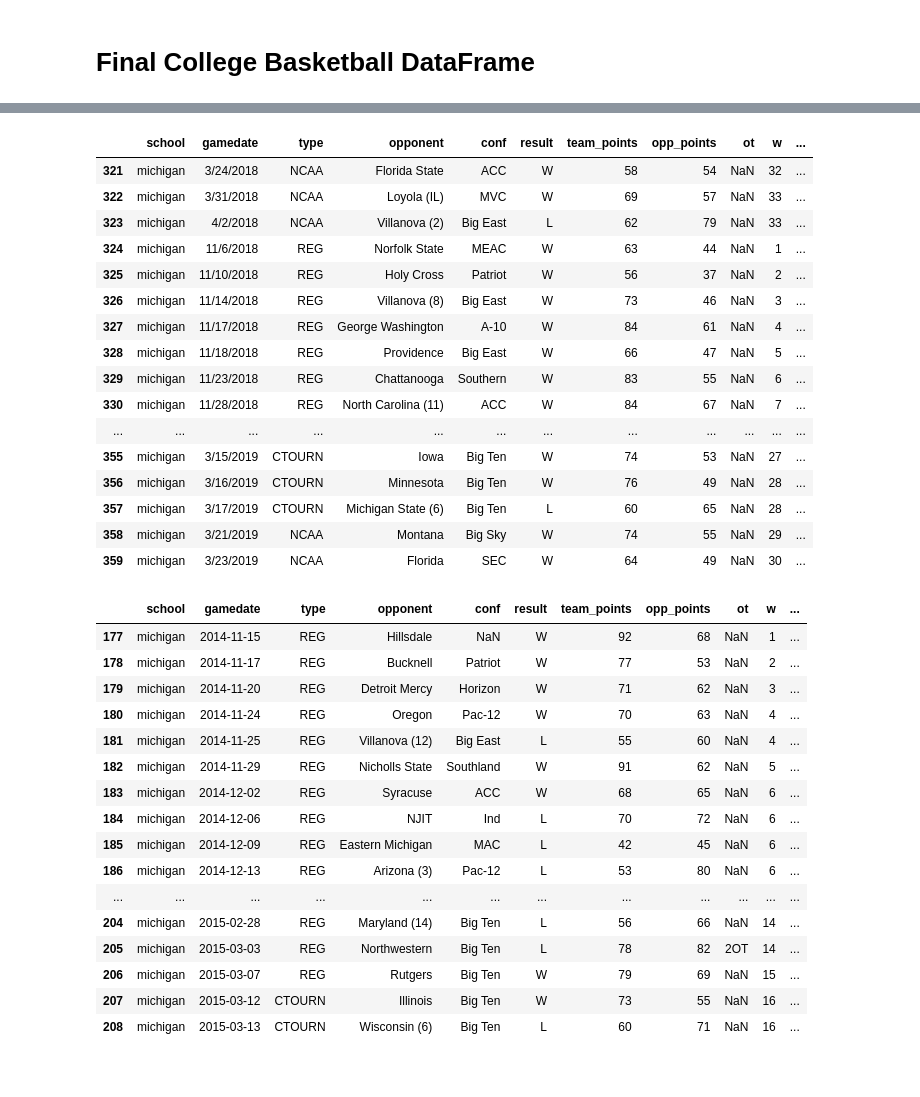
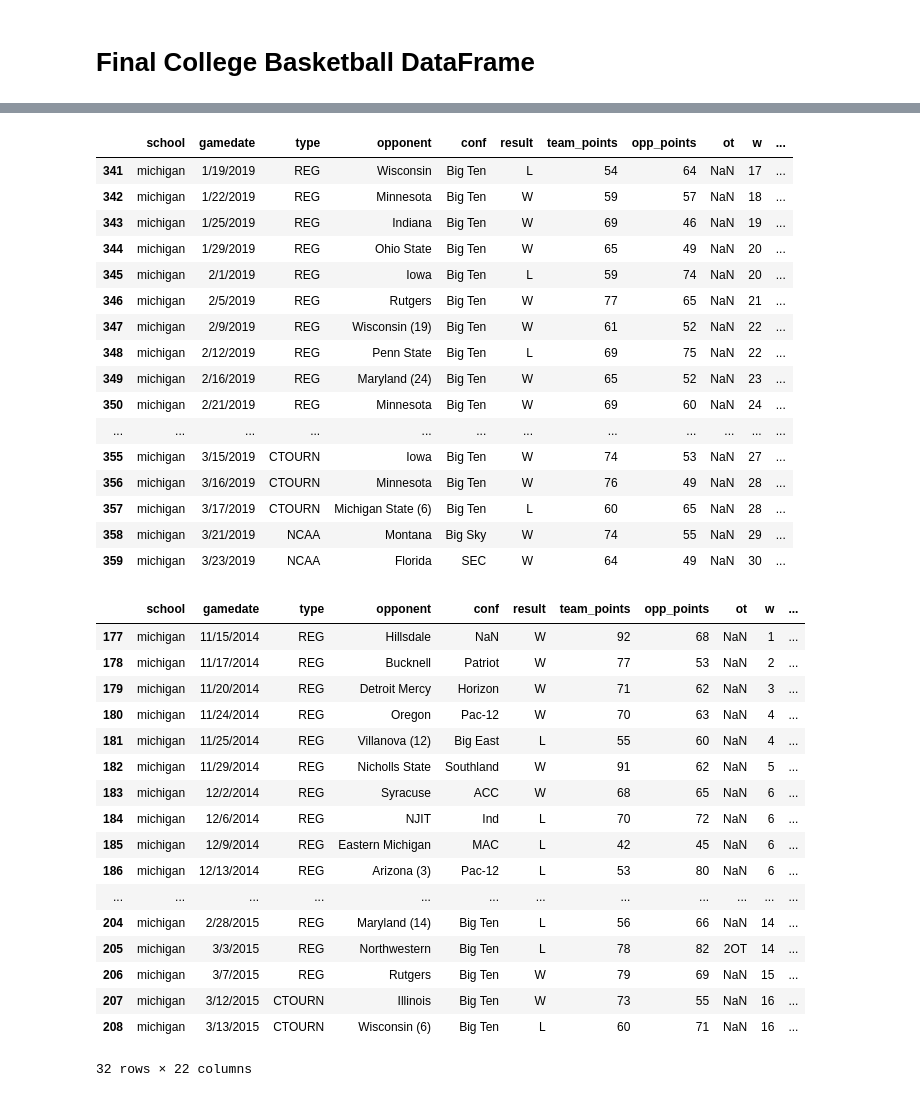
Before and after one commit to djboudia/milestone, a Jupyter notebook: 03_notebooks/basketball_times.ipynb, the cells around one changed output, grey strips where cells are left out. Cells and saved outputs as stored; diff of their text form; code cells hidden in the pictures.

Commit message:
Finished basketball DataFrame, but code still messy (need to clean)

```diff
--- a/03_notebooks/basketball_times.ipynb
+++ b/03_notebooks/basketball_times.ipynb
@@ -543,5 +587,7 @@ df_m['Start time'] = df_m['Start time'].replace('Noon', '12:00 PM')
+# %%
+df_m['start_dt'] = df_m['gamedate'] + ' ' + df_m['Start time']
 # %%
-df_m['Start time'] = pd.to_datetime(df_m['Start time'])
+df_m['start_dt'] = pd.to_datetime(df_m['start_dt'])
 # %%
 # Michigan's mgoblue gametimes all map to location's local time. Use dict to move each time back to EST.
 time_dict = {'ILL.': 1, 'WIS.': 1, 'UTAH': 2, 'KAN.': 1, 'MINN.': 1, 'IOWA': 1, 'HAWAII': 6, 'ARK.': 1,
@@ -557,2 +594,0 @@ def time_converter(dt, state):
-# %%
-df_m['Start time'] = df_m.apply(lambda x: time_converter(x['Start time'], x['US State']), axis=1)
@@ -559,17 +603,19 @@ df_m['Start time'] = df_m.apply(lambda x: time_converter(x['Start time'], x['US
+# %%
+df_m['start_dt'] = df_m.apply(lambda x: time_converter(x['start_dt'], x['US State']), axis=1)
 # %%
-df_m[-40:-1]
+df_m[-20:-1]
 # %% [output]
 |  | school | gamedate | type | opponent | conf | result | team_points | opp_points | ot | w | ... |
-| 321 | michigan | 3/24/2018 | NCAA | Florida State | ACC | W | 58 | 54 | NaN | 32 | ... |
-| 322 | michigan | 3/31/2018 | NCAA | Loyola (IL) | MVC | W | 69 | 57 | NaN | 33 | ... |
-| 323 | michigan | 4/2/2018 | NCAA | Villanova (2) | Big East | L | 62 | 79 | NaN | 33 | ... |
-| 324 | michigan | 11/6/2018 | REG | Norfolk State | MEAC | W | 63 | 44 | NaN | 1 | ... |
-| 325 | michigan | 11/10/2018 | REG | Holy Cross | Patriot | W | 56 | 37 | NaN | 2 | ... |
-| 326 | michigan | 11/14/2018 | REG | Villanova (8) | Big East | W | 73 | 46 | NaN | 3 | ... |
-| 327 | michigan | 11/17/2018 | REG | George Washington | A-10 | W | 84 | 61 | NaN | 4 | ... |
-| 328 | michigan | 11/18/2018 | REG | Providence | Big East | W | 66 | 47 | NaN | 5 | ... |
-| 329 | michigan | 11/23/2018 | REG | Chattanooga | Southern | W | 83 | 55 | NaN | 6 | ... |
-| 330 | michigan | 11/28/2018 | REG | North Carolina (11) | ACC | W | 84 | 67 | NaN | 7 | ... |
+| 341 | michigan | 1/19/2019 | REG | Wisconsin | Big Ten | L | 54 | 64 | NaN | 17 | ... |
+| 342 | michigan | 1/22/2019 | REG | Minnesota | Big Ten | W | 59 | 57 | NaN | 18 | ... |
+| 343 | michigan | 1/25/2019 | REG | Indiana | Big Ten | W | 69 | 46 | NaN | 19 | ... |
+| 344 | michigan | 1/29/2019 | REG | Ohio State | Big Ten | W | 65 | 49 | NaN | 20 | ... |
+| 345 | michigan | 2/1/2019 | REG | Iowa | Big Ten | L | 59 | 74 | NaN | 20 | ... |
+| 346 | michigan | 2/5/2019 | REG | Rutgers | Big Ten | W | 77 | 65 | NaN | 21 | ... |
+| 347 | michigan | 2/9/2019 | REG | Wisconsin (19) | Big Ten | W | 61 | 52 | NaN | 22 | ... |
+| 348 | michigan | 2/12/2019 | REG | Penn State | Big Ten | L | 69 | 75 | NaN | 22 | ... |
+| 349 | michigan | 2/16/2019 | REG | Maryland (24) | Big Ten | W | 65 | 52 | NaN | 23 | ... |
+| 350 | michigan | 2/21/2019 | REG | Minnesota | Big Ten | W | 69 | 60 | NaN | 24 | ... |
 | ... | ... | ... | ... | ... | ... | ... | ... | ... | ... | ... | ... |
 | 355 | michigan | 3/15/2019 | CTOURN | Iowa | Big Ten | W | 74 | 53 | NaN | 27 | ... |
 | 356 | michigan | 3/16/2019 | CTOURN | Minnesota | Big Ten | W | 76 | 49 | NaN | 28 | ... |
@@ -583,23 +627,24 @@ df_basketball['gamedate'] = pd.to_datetime(df_basketball['gamedate'])
 # %%
 df_basketball[(df_basketball['school'] == ('michigan'))
-              & (df_basketball['gamedate'] >= ('2014-10-01'))
-              & (df_basketball['gamedate'] <= ('2015-05-01'))]
+              & (df_basketball['start_dt'] >= ('2014-10-01'))
+              & (df_basketball['start_dt'] <= ('2015-05-01'))]
 # %% [output]
 |  | school | gamedate | type | opponent | conf | result | team_points | opp_points | ot | w | ... |
-| 177 | michigan | 2014-11-15 | REG | Hillsdale | NaN | W | 92 | 68 | NaN | 1 | ... |
-| 178 | michigan | 2014-11-17 | REG | Bucknell | Patriot | W | 77 | 53 | NaN | 2 | ... |
-| 179 | michigan | 2014-11-20 | REG | Detroit Mercy | Horizon | W | 71 | 62 | NaN | 3 | ... |
-| 180 | michigan | 2014-11-24 | REG | Oregon | Pac-12 | W | 70 | 63 | NaN | 4 | ... |
-| 181 | michigan | 2014-11-25 | REG | Villanova (12) | Big East | L | 55 | 60 | NaN | 4 | ... |
-| 182 | michigan | 2014-11-29 | REG | Nicholls State | Southland | W | 91 | 62 | NaN | 5 | ... |
-| 183 | michigan | 2014-12-02 | REG | Syracuse | ACC | W | 68 | 65 | NaN | 6 | ... |
-| 184 | michigan | 2014-12-06 | REG | NJIT | Ind | L | 70 | 72 | NaN | 6 | ... |
-| 185 | michigan | 2014-12-09 | REG | Eastern Michigan | MAC | L | 42 | 45 | NaN | 6 | ... |
-| 186 | michigan | 2014-12-13 | REG | Arizona (3) | Pac-12 | L | 53 | 80 | NaN | 6 | ... |
+| 177 | michigan | 11/15/2014 | REG | Hillsdale | NaN | W | 92 | 68 | NaN | 1 | ... |
+| 178 | michigan | 11/17/2014 | REG | Bucknell | Patriot | W | 77 | 53 | NaN | 2 | ... |
+| 179 | michigan | 11/20/2014 | REG | Detroit Mercy | Horizon | W | 71 | 62 | NaN | 3 | ... |
+| 180 | michigan | 11/24/2014 | REG | Oregon | Pac-12 | W | 70 | 63 | NaN | 4 | ... |
+| 181 | michigan | 11/25/2014 | REG | Villanova (12) | Big East | L | 55 | 60 | NaN | 4 | ... |
+| 182 | michigan | 11/29/2014 | REG | Nicholls State | Southland | W | 91 | 62 | NaN | 5 | ... |
+| 183 | michigan | 12/2/2014 | REG | Syracuse | ACC | W | 68 | 65 | NaN | 6 | ... |
+| 184 | michigan | 12/6/2014 | REG | NJIT | Ind | L | 70 | 72 | NaN | 6 | ... |
+| 185 | michigan | 12/9/2014 | REG | Eastern Michigan | MAC | L | 42 | 45 | NaN | 6 | ... |
+| 186 | michigan | 12/13/2014 | REG | Arizona (3) | Pac-12 | L | 53 | 80 | NaN | 6 | ... |
 | ... | ... | ... | ... | ... | ... | ... | ... | ... | ... | ... | ... |
-| 204 | michigan | 2015-02-28 | REG | Maryland (14) | Big Ten | L | 56 | 66 | NaN | 14 | ... |
-| 205 | michigan | 2015-03-03 | REG | Northwestern | Big Ten | L | 78 | 82 | 2OT | 14 | ... |
-| 206 | michigan | 2015-03-07 | REG | Rutgers | Big Ten | W | 79 | 69 | NaN | 15 | ... |
-| 207 | michigan | 2015-03-12 | CTOURN | Illinois | Big Ten | W | 73 | 55 | NaN | 16 | ... |
-| 208 | michigan | 2015-03-13 | CTOURN | Wisconsin (6) | Big Ten | L | 60 | 71 | NaN | 16 | ... |
+| 204 | michigan | 2/28/2015 | REG | Maryland (14) | Big Ten | L | 56 | 66 | NaN | 14 | ... |
+| 205 | michigan | 3/3/2015 | REG | Northwestern | Big Ten | L | 78 | 82 | 2OT | 14 | ... |
+| 206 | michigan | 3/7/2015 | REG | Rutgers | Big Ten | W | 79 | 69 | NaN | 15 | ... |
+| 207 | michigan | 3/12/2015 | CTOURN | Illinois | Big Ten | W | 73 | 55 | NaN | 16 | ... |
+| 208 | michigan | 3/13/2015 | CTOURN | Wisconsin (6) | Big Ten | L | 60 | 71 | NaN | 16 | ... |
+32 rows × 22 columns
 # %%
```
Also changed, not shown: parts of 18 cells of this notebook.
